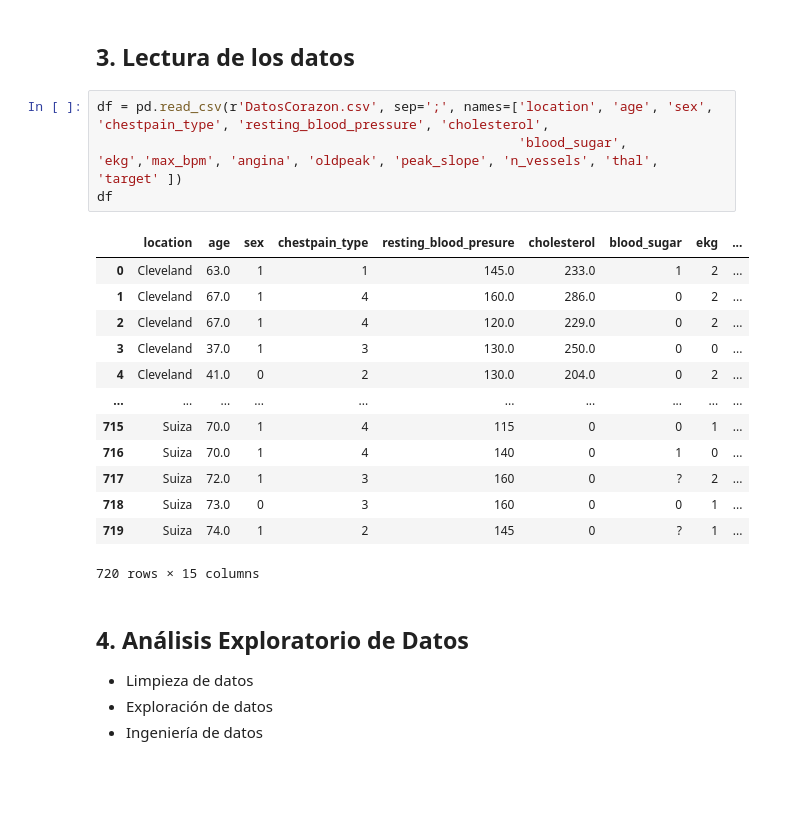
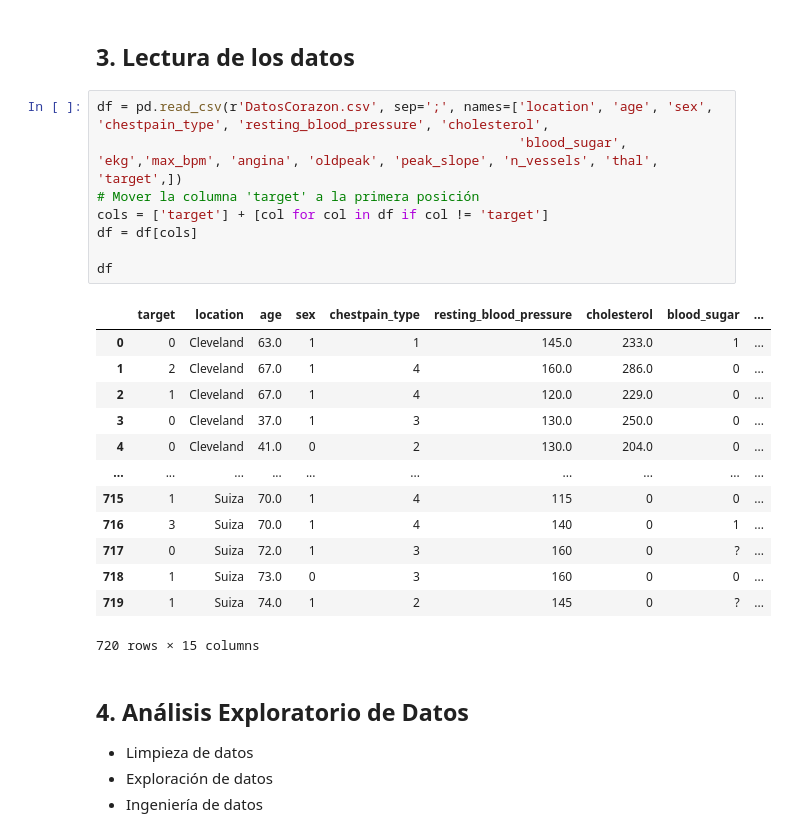
Before and after one commit to guzmanjs/MCD, a Jupyter notebook: Semestre 1/Gestion Estrategica/Clasificacion/tarea_clasificacion.ipynb, the cells around one changed output. Saved outputs shown, nothing was run; the diff lists cells and outputs as text; blank space fills up the shorter version.

```diff
--- a/Semestre 1/Gestion Estrategica/Clasificacion/tarea_clasificacion.ipynb
+++ b/Semestre 1/Gestion Estrategica/Clasificacion/tarea_clasificacion.ipynb
@@ -47,21 +49,25 @@ warnings.filterwarnings("ignore")
 ## 3. Lectura de los datos
 # %%
 df = pd.read_csv(r'DatosCorazon.csv', sep=';', names=['location', 'age', 'sex', 'chestpain_type', 'resting_blood_pressure', 'cholesterol',
-                                                      'blood_sugar', 'ekg','max_bpm', 'angina', 'oldpeak', 'peak_slope', 'n_vessels', 'thal', 'target' ])
+                                                      'blood_sugar', 'ekg','max_bpm', 'angina', 'oldpeak', 'peak_slope', 'n_vessels', 'thal', 'target',])
+# Mover la columna 'target' a la primera posición
+cols = ['target'] + [col for col in df if col != 'target']
+df = df[cols]
+
 df
 # %% [output]
-|  | location | age | sex | chestpain_type | resting_blood_presure | cholesterol | blood_sugar | ekg | ... |
-| 0 | Cleveland | 63.0 | 1 | 1 | 145.0 | 233.0 | 1 | 2 | ... |
-| 1 | Cleveland | 67.0 | 1 | 4 | 160.0 | 286.0 | 0 | 2 | ... |
-| 2 | Cleveland | 67.0 | 1 | 4 | 120.0 | 229.0 | 0 | 2 | ... |
-| 3 | Cleveland | 37.0 | 1 | 3 | 130.0 | 250.0 | 0 | 0 | ... |
-| 4 | Cleveland | 41.0 | 0 | 2 | 130.0 | 204.0 | 0 | 2 | ... |
+|  | target | location | age | sex | chestpain_type | resting_blood_pressure | cholesterol | blood_sugar | ... |
+| 0 | 0 | Cleveland | 63.0 | 1 | 1 | 145.0 | 233.0 | 1 | ... |
+| 1 | 2 | Cleveland | 67.0 | 1 | 4 | 160.0 | 286.0 | 0 | ... |
+| 2 | 1 | Cleveland | 67.0 | 1 | 4 | 120.0 | 229.0 | 0 | ... |
+| 3 | 0 | Cleveland | 37.0 | 1 | 3 | 130.0 | 250.0 | 0 | ... |
+| 4 | 0 | Cleveland | 41.0 | 0 | 2 | 130.0 | 204.0 | 0 | ... |
 | ... | ... | ... | ... | ... | ... | ... | ... | ... | ... |
-| 715 | Suiza | 70.0 | 1 | 4 | 115 | 0 | 0 | 1 | ... |
-| 716 | Suiza | 70.0 | 1 | 4 | 140 | 0 | 1 | 0 | ... |
-| 717 | Suiza | 72.0 | 1 | 3 | 160 | 0 | ? | 2 | ... |
-| 718 | Suiza | 73.0 | 0 | 3 | 160 | 0 | 0 | 1 | ... |
-| 719 | Suiza | 74.0 | 1 | 2 | 145 | 0 | ? | 1 | ... |
+| 715 | 1 | Suiza | 70.0 | 1 | 4 | 115 | 0 | 0 | ... |
+| 716 | 3 | Suiza | 70.0 | 1 | 4 | 140 | 0 | 1 | ... |
+| 717 | 0 | Suiza | 72.0 | 1 | 3 | 160 | 0 | ? | ... |
+| 718 | 1 | Suiza | 73.0 | 0 | 3 | 160 | 0 | 0 | ... |
+| 719 | 1 | Suiza | 74.0 | 1 | 2 | 145 | 0 | ? | ... |
 720 rows × 15 columns
 # %% [markdown]
 ## 4. Análisis Exploratorio de Datos
```
Also changed, not shown: parts of 57 cells of this notebook.
